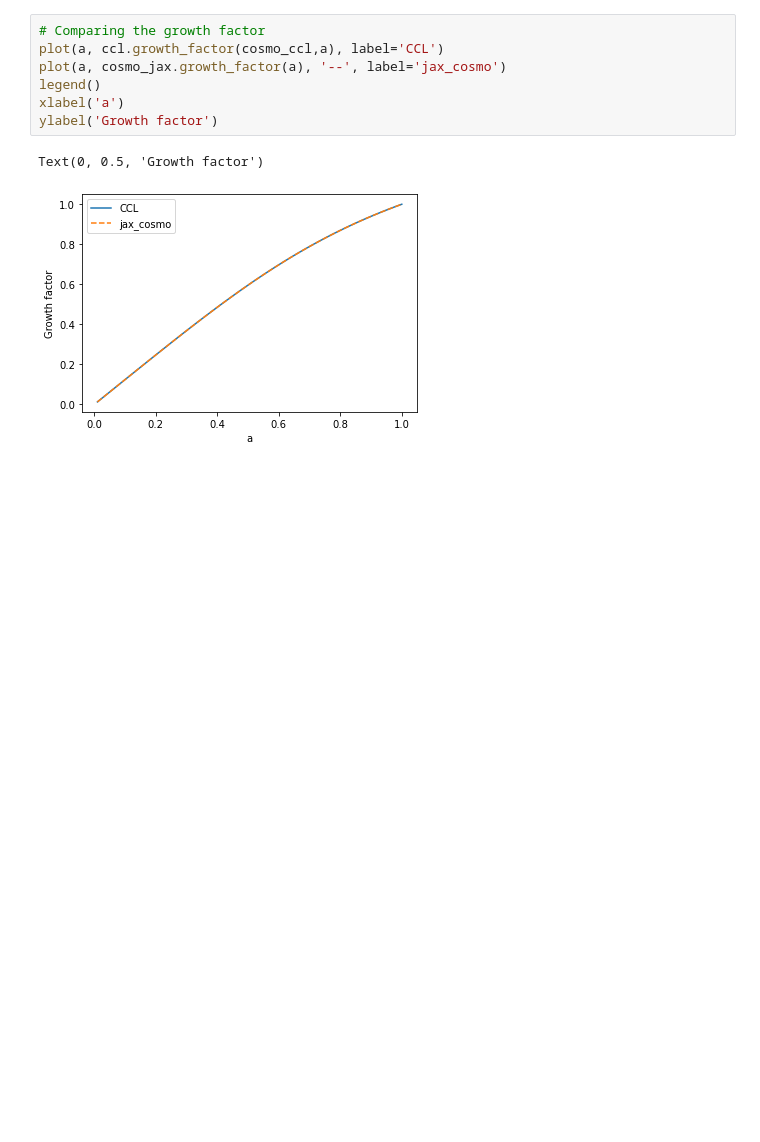
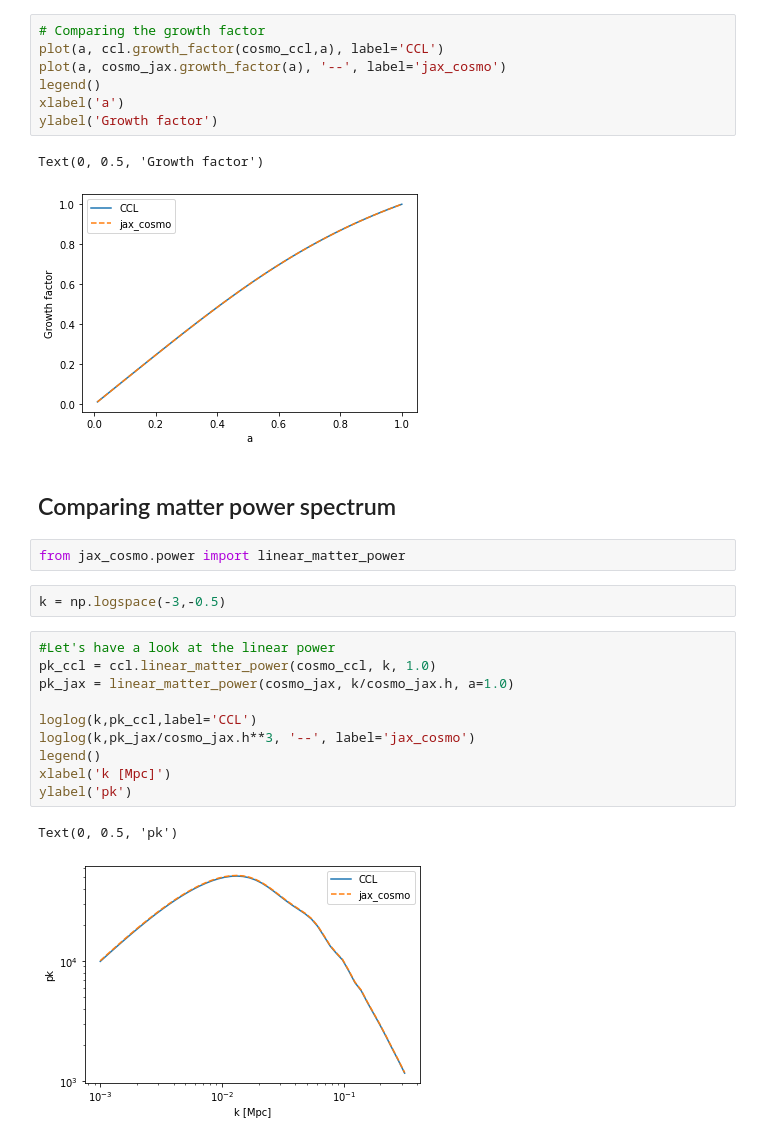
Before and after one commit to DifferentiableUniverseInitiative/jax_cosmo, a Jupyter notebook: notebooks/CCL_comparison.ipynb, the cells around one changed output. Drawn from its saved outputs; the diff is of its cells as text; blank space fills up the shorter version.

Commit message:
Adds power module

```diff
--- a/notebooks/CCL_comparison.ipynb
+++ b/notebooks/CCL_comparison.ipynb
@@ -71,3 +71,22 @@ ylabel('Growth factor')
 # %% [output]
 Text(0, 0.5, 'Growth factor')
 [figure]
+# %% [markdown]
+## Comparing matter power spectrum
+# %%
+from jax_cosmo.power import linear_matter_power
+# %%
+k = np.logspace(-3,-0.5)
+# %%
+#Let's have a look at the linear power
+pk_ccl = ccl.linear_matter_power(cosmo_ccl, k, 1.0)
+pk_jax = linear_matter_power(cosmo_jax, k/cosmo_jax.h, a=1.0)
+
+loglog(k,pk_ccl,label='CCL')
+loglog(k,pk_jax/cosmo_jax.h**3, '--', label='jax_cosmo')
+legend()
+xlabel('k [Mpc]')
+ylabel('pk')
+# %% [output]
+Text(0, 0.5, 'pk')
+[figure, added]
```
Also changed, not shown: 2 other files.
